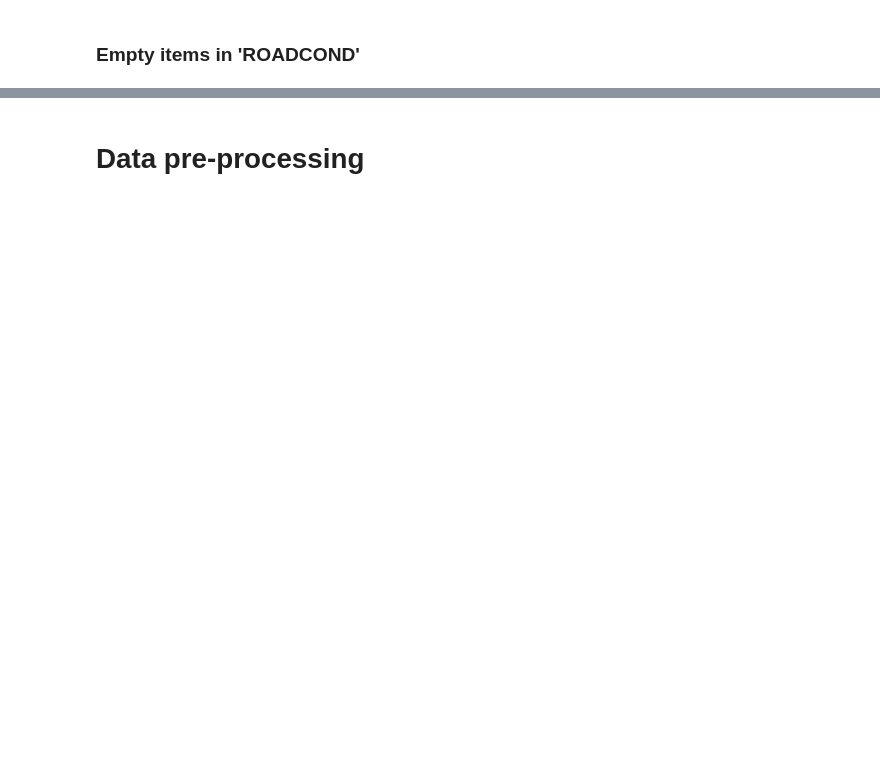
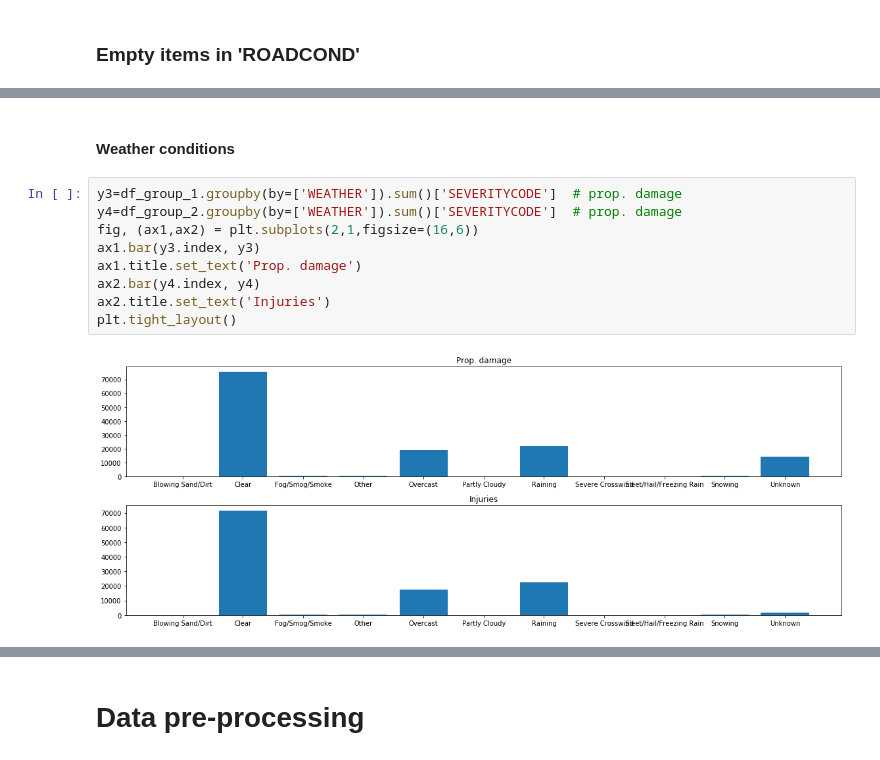
Before and after one commit to granchester-england/IBM_DataScience_Capstone, a Jupyter notebook: DataScienceCapstoneProject.ipynb, the cells around one changed output, grey strips where cells are left out. Drawn from its saved outputs; the diff is of its cells as text; blank space fills up the shorter version.

```diff
--- a/DataScienceCapstoneProject.ipynb
+++ b/DataScienceCapstoneProject.ipynb
@@ -44,0 +92,13 @@ df_raw[df_raw['ROADCOND'].isna()==True].shape
+# %% [markdown]
+#### Weather conditions
+# %%
+y3=df_group_1.groupby(by=['WEATHER']).sum()['SEVERITYCODE']  # prop. damage
+y4=df_group_2.groupby(by=['WEATHER']).sum()['SEVERITYCODE']  # prop. damage
+fig, (ax1,ax2) = plt.subplots(2,1,figsize=(16,6))
+ax1.bar(y3.index, y3)
+ax1.title.set_text('Prop. damage')
+ax2.bar(y4.index, y4)
+ax2.title.set_text('Injuries')
+plt.tight_layout()
+# %% [output]
+[figure, added]
```
Also changed, not shown: parts of 43 cells of this notebook.
